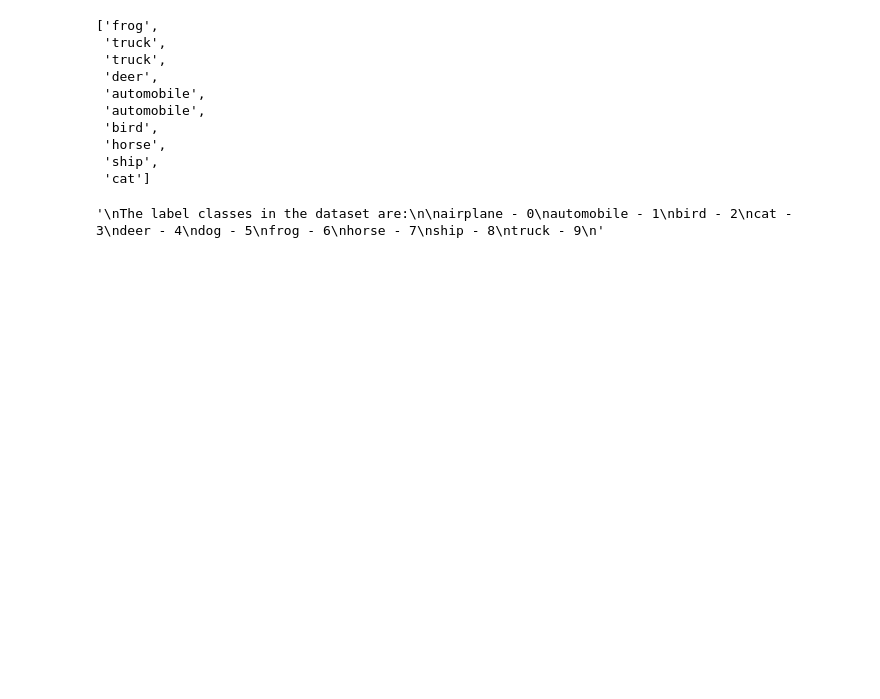
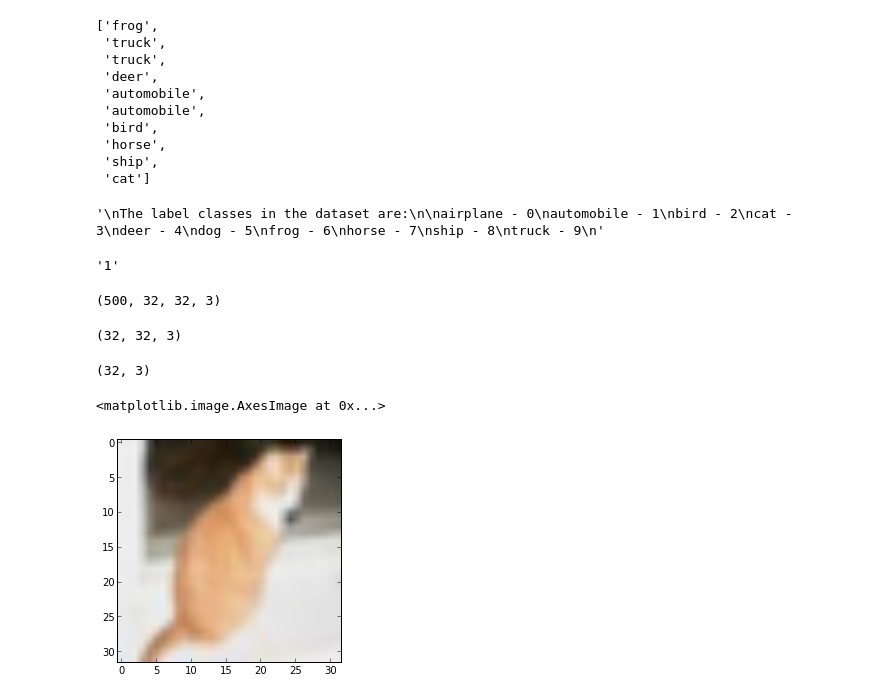
Before and after one commit to ageek/pynotebooks, a Jupyter notebook: kaggle-Object-Recognition-in-Images-CIFAR10.ipynb, the cells around one changed output. Drawn from its saved outputs; the diff is of its cells as text; code cells hidden in the pictures; blank space fills up the shorter version.

```diff
--- a/kaggle-Object-Recognition-in-Images-CIFAR10.ipynb
+++ b/kaggle-Object-Recognition-in-Images-CIFAR10.ipynb
@@ -119,0 +155,23 @@ truck - 9
+# %%
+labels[5]
+# %% [output]
+'1'
+# %%
+X = np.asarray(X)
+# %%
+X.shape
+# %% [output]
+(500, 32, 32, 3)
+# %%
+X[1].shape
+# %% [output]
+(32, 32, 3)
+# %%
+X[1][0].shape
+# %% [output]
+(32, 3)
+# %%
+pl.imshow(X[1], cmap=pl.gray())
+# %% [output]
+<matplotlib.image.AxesImage at 0x...>
+[figure, added]
```
Also changed, not shown: parts of 30 cells of this notebook.
